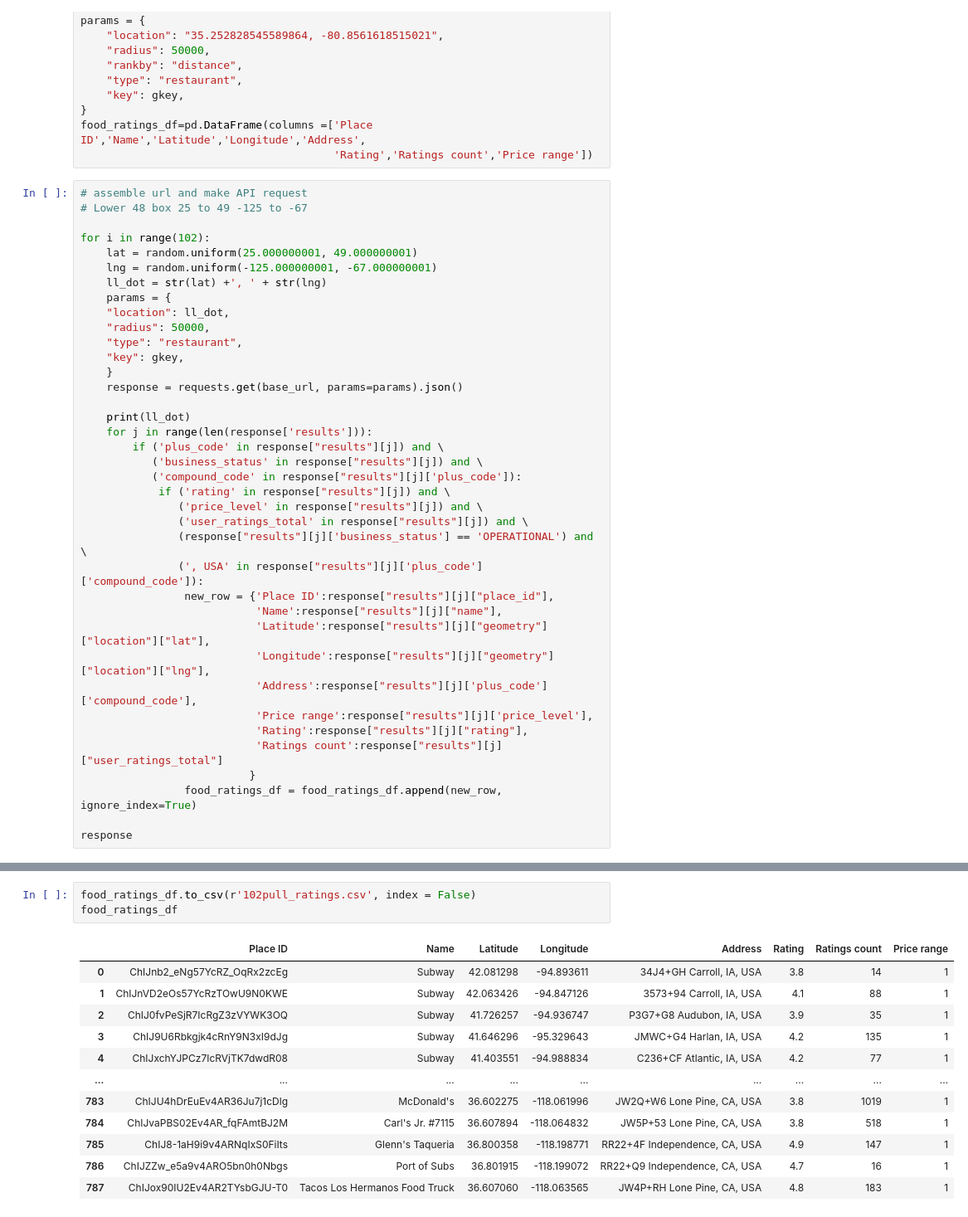
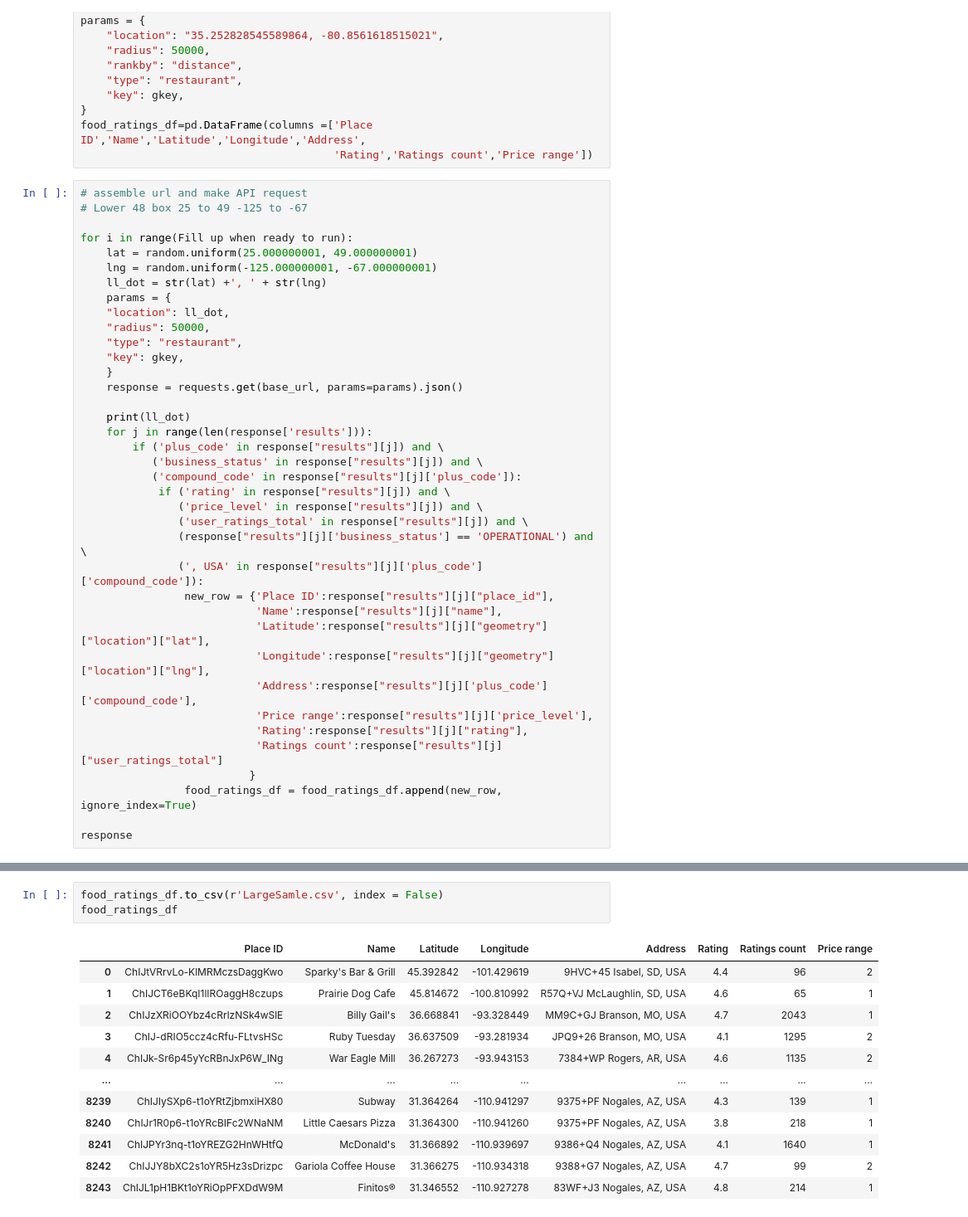
Before and after one commit to YGroza83/Restaurant_Ratings_over_Map, a Jupyter notebook: API_Collection.ipynb, the cells around one changed output, grey strips where cells are left out. Shown at 83% size. Cells and saved outputs as stored; diff of their text form.

Commit message:
Final API collection code + final large sample CSV

```diff
--- a/API_Collection.ipynb
+++ b/API_Collection.ipynb
@@ -20,7 +20,7 @@ food_ratings_df=pd.DataFrame(columns =['Place ID','Name','Latitude','Longitude',
 # assemble url and make API request
 # Lower 48 box 25 to 49 -125 to -67
 
-for i in range(102):
+for i in range(Fill up when ready to run):
     lat = random.uniform(25.000000001, 49.000000001)
     lng = random.uniform(-125.000000001, -67.000000001)
     ll_dot = str(lat) +', ' + str(lng)
@@ -76,16 +92,16 @@ response
 # %%
-food_ratings_df.to_csv(r'102pull_ratings.csv', index = False)
+food_ratings_df.to_csv(r'LargeSamle.csv', index = False)
 food_ratings_df
 # %% [output]
 |  | Place ID | Name | Latitude | Longitude | Address | Rating | Ratings count | Price range |
-| 0 | ChIJnb2_eNg57YcRZ_OqRx2zcEg | Subway | 42.081298 | -94.893611 | 34J4+GH Carroll, IA, USA | 3.8 | 14 | 1 |
-| 1 | ChIJnVD2eOs57YcRzTOwU9N0KWE | Subway | 42.063426 | -94.847126 | 3573+94 Carroll, IA, USA | 4.1 | 88 | 1 |
-| 2 | ChIJ0fvPeSjR7IcRgZ3zVYWK3OQ | Subway | 41.726257 | -94.936747 | P3G7+G8 Audubon, IA, USA | 3.9 | 35 | 1 |
-| 3 | ChIJ9U6Rbkgjk4cRnY9N3xI9dJg | Subway | 41.646296 | -95.329643 | JMWC+G4 Harlan, IA, USA | 4.2 | 135 | 1 |
-| 4 | ChIJxchYJPCz7IcRVjTK7dwdR08 | Subway | 41.403551 | -94.988834 | C236+CF Atlantic, IA, USA | 4.2 | 77 | 1 |
+| 0 | ChIJtVRrvLo-KlMRMczsDaggKwo | Sparky's Bar & Grill | 45.392842 | -101.429619 | 9HVC+45 Isabel, SD, USA | 4.4 | 96 | 2 |
+| 1 | ChIJCT6eBKqI1lIROaggH8czups | Prairie Dog Cafe | 45.814672 | -100.810992 | R57Q+VJ McLaughlin, SD, USA | 4.6 | 65 | 1 |
+| 2 | ChIJzXRiOOYbz4cRrlzNSk4wSlE | Billy Gail's | 36.668841 | -93.328449 | MM9C+GJ Branson, MO, USA | 4.7 | 2043 | 1 |
+| 3 | ChIJ-dRIO5ccz4cRfu-FLtvsHSc | Ruby Tuesday | 36.637509 | -93.281934 | JPQ9+26 Branson, MO, USA | 4.1 | 1295 | 2 |
+| 4 | ChIJk-Sr6p45yYcRBnJxP6W_INg | War Eagle Mill | 36.267273 | -93.943153 | 7384+WP Rogers, AR, USA | 4.6 | 1135 | 2 |
 | ... | ... | ... | ... | ... | ... | ... | ... | ... |
-| 783 | ChIJU4hDrEuEv4AR36Ju7j1cDlg | McDonald's | 36.602275 | -118.061996 | JW2Q+W6 Lone Pine, CA, USA | 3.8 | 1019 | 1 |
-| 784 | ChIJvaPBS02Ev4AR_fqFAmtBJ2M | Carl's Jr. #7115 | 36.607894 | -118.064832 | JW5P+53 Lone Pine, CA, USA | 3.8 | 518 | 1 |
-| 785 | ChIJ8-1aH9i9v4ARNqIxS0FiIts | Glenn's Taqueria | 36.800358 | -118.198771 | RR22+4F Independence, CA, USA | 4.9 | 147 | 1 |
-| 786 | ChIJZZw_e5a9v4ARO5bn0h0Nbgs | Port of Subs | 36.801915 | -118.199072 | RR22+Q9 Independence, CA, USA | 4.7 | 16 | 1 |
-| 787 | ChIJox90IU2Ev4AR2TYsbGJU-T0 | Tacos Los Hermanos Food Truck | 36.607060 | -118.063565 | JW4P+RH Lone Pine, CA, USA | 4.8 | 183 | 1 |
+| 8239 | ChIJIySXp6-t1oYRtZjbmxiHX80 | Subway | 31.364264 | -110.941297 | 9375+PF Nogales, AZ, USA | 4.3 | 139 | 1 |
+| 8240 | ChIJr1R0p6-t1oYRcBIFc2WNaNM | Little Caesars Pizza | 31.364300 | -110.941260 | 9375+PF Nogales, AZ, USA | 3.8 | 218 | 1 |
+| 8241 | ChIJPYr3nq-t1oYREZG2HnWHtfQ | McDonald's | 31.366892 | -110.939697 | 9386+Q4 Nogales, AZ, USA | 4.1 | 1640 | 1 |
+| 8242 | ChIJJY8bXC2s1oYR5Hz3sDrizpc | Gariola Coffee House | 31.366275 | -110.934318 | 9388+G7 Nogales, AZ, USA | 4.7 | 99 | 2 |
+| 8243 | ChIJL1pH1BKt1oYRiOpPFXDdW9M | Finitos® | 31.346552 | -110.927278 | 83WF+J3 Nogales, AZ, USA | 4.8 | 214 | 1 |
```
Also changed, not shown: parts of 2 cells of this notebook, 1 other file.
